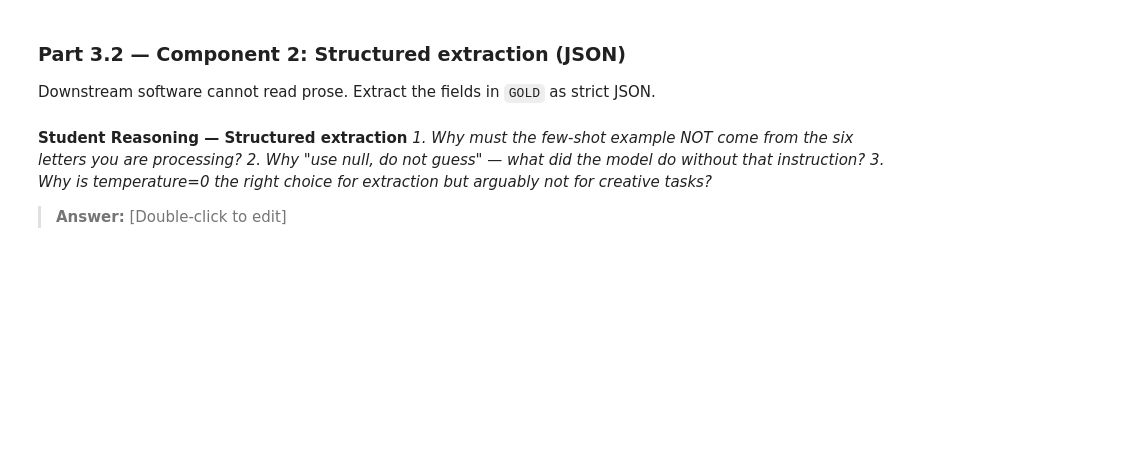
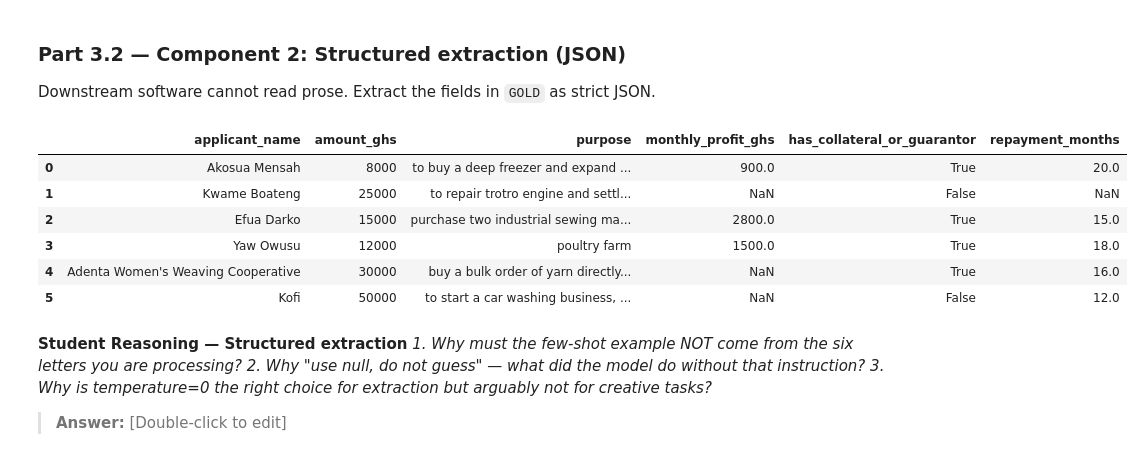
Before and after one commit to glv3r/LLMs-Lab4, a Jupyter notebook: Lab 4.ipynb, the cells around one changed output. Saved outputs shown, nothing was run; the diff lists cells and outputs as text; code cells hidden in the pictures; blank space fills up the shorter version.

````diff
--- a/Lab 4.ipynb
+++ b/Lab 4.ipynb
@@ -326,29 +338,67 @@ Downstream software cannot read prose. Extract the fields in `GOLD` as strict JS
 # %%
 # TODO: Write EXTRACT_PROMPT — a template that instructs the model to return ONLY a JSON
 #   object with EXACTLY these keys:
 #     applicant_name (string), amount_ghs (number), purpose (string),
 #     monthly_profit_ghs (number or null), has_collateral_or_guarantor (boolean),
 #     repayment_months (number or null)
 #   Techniques to use:
 #     - explicit schema in the prompt
 #     - ONE worked example (few-shot) using a letter you write yourself (not from LETTERS!)
 #     - "If a field is not stated in the letter, use null. Do not guess."
 #     - temperature=0
 
+
 EXTRACT_PROMPT = "You are to carefully examine the prompt the user has given and return ONLY a JSON object with exactly these keys:" \
 "applicant_name: string, amount_ghs: number, purpose: string, monthly_profit_ghs: number or null, " \
 "has_collateral_or_guarantor: boolean, and repayment_months: number or null. If a field is not stated in the letter, use " \
-"null as instructed. DO NOT GUESS"
+"null as instructed. DO NOT GUESS."
 
 # TODO: Write extract_fields(letter_text) that calls the LLM, strips any ```json fences,
 #   json.loads() the result, and returns a dict. Handle parse failures gracefully
 #   (return None and print a warning).
 
 def extract_fields(letter_text):
-    pass
+    r = ask_llm(letter_text, EXTRACT_PROMPT).choices[0].message.content
+
+    # finding the first and last bracket of a JSON object
+    start = r.find("{")
+    end = r.rfind("}")
+
+    if start == -1 or end == -1 or end < start:
+        print(f"No JSON object found in response")
+        return None
+
+    try:
+        return json.loads(r[start:end + 1])
+
+    except json.JSONDecodeError as e:
+        print(f"Failed to parse JSON. Error: {e.msg} at line {e.lineno}, column {e.colno}")
+        return None
+
+
+
+
 
 # TODO: Run it on ALL SIX letters; collect results into a pandas DataFrame (one row per
 #   letter) and display it.
+
+results = []
+
+for i in range(len(LETTERS)):
+    r = extract_fields(LETTERS[f'L00{i+1}'])
+    results.append(r)
+
+
+df = pd.DataFrame(results)
+df
+# %% [output]
+|  | applicant_name | amount_ghs | purpose | monthly_profit_ghs | has_collateral_or_guarantor | repayment_months |
+| 0 | Akosua Mensah | 8000 | to buy a deep freezer and expand ... | 900.0 | True | 20.0 |
+| 1 | Kwame Boateng | 25000 | to repair trotro engine and settl... | NaN | False | NaN |
+| 2 | Efua Darko | 15000 | purchase two industrial sewing ma... | 2800.0 | True | 15.0 |
+| 3 | Yaw Owusu | 12000 | poultry farm | 1500.0 | True | 18.0 |
+| 4 | Adenta Women's Weaving Cooperative | 30000 | buy a bulk order of yarn directly... | NaN | True | 16.0 |
+| 5 | Kofi | 50000 | to start a car washing business, ... | NaN | False | 12.0 |
 # %% [markdown]
 **Student Reasoning — Structured extraction**
 *1. Why must the few-shot example NOT come from the six letters you are processing?*
````
Also changed, not shown: parts of 9 cells of this notebook, 4 other files.
